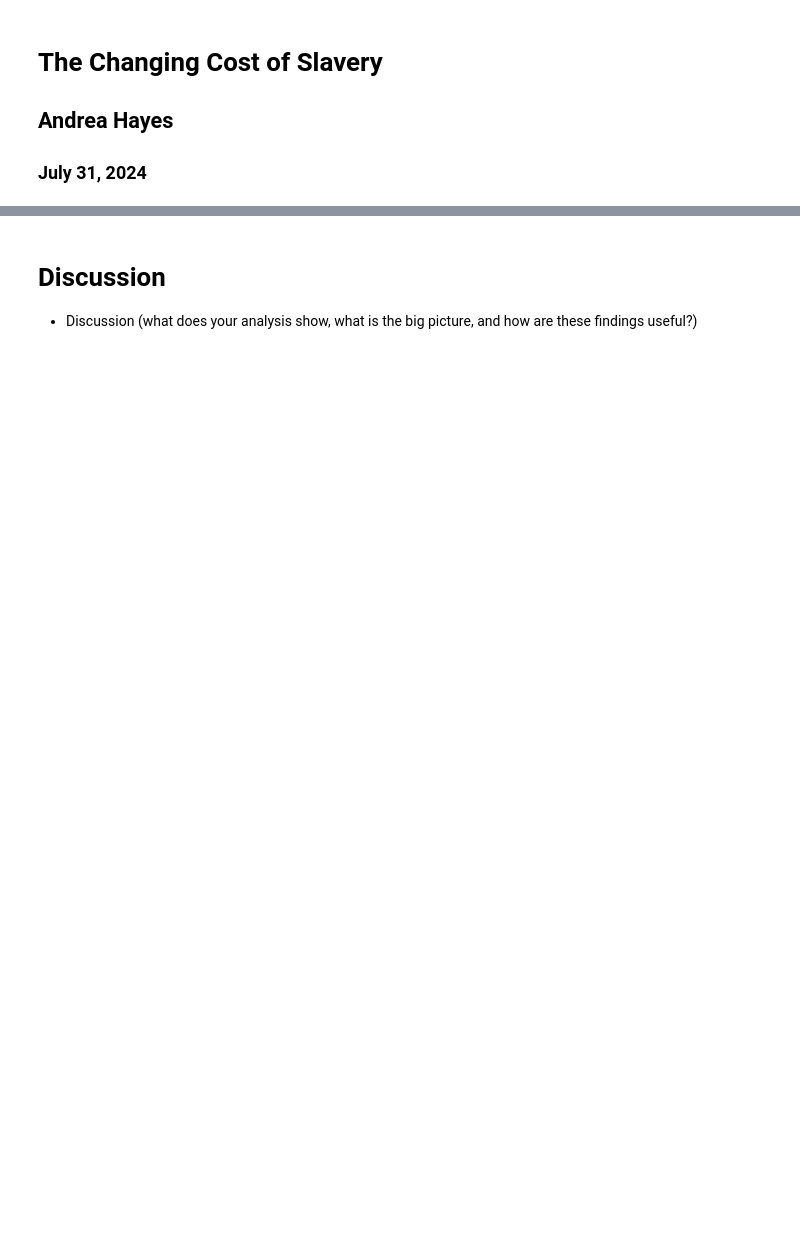
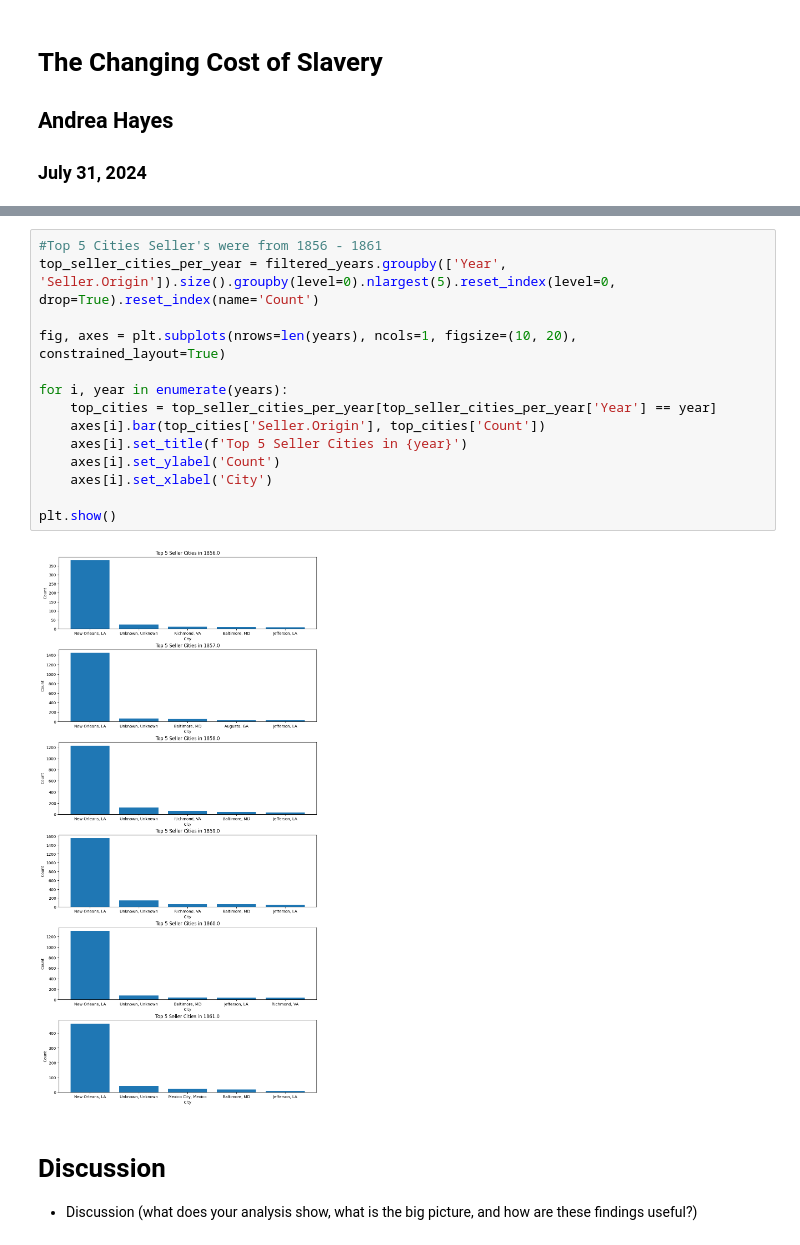
Before and after one commit to andrea-hayes/Research_Final_Project, a Jupyter notebook: slavery_analysis.ipynb, the cells around one changed output, grey strips where cells are left out. Drawn from its saved outputs; the diff is of its cells as text; blank space fills up the shorter version.

```diff
--- a/slavery_analysis.ipynb
+++ b/slavery_analysis.ipynb
@@ -24,3 +147,19 @@ your motivation to study this topic, and any prior related work)
+# %%
+#Top 5 Cities Seller's were from 1856 - 1861
+top_seller_cities_per_year = filtered_years.groupby(['Year', 'Seller.Origin']).size().groupby(level=0).nlargest(5).reset_index(level=0, drop=True).reset_index(name='Count')
+
+fig, axes = plt.subplots(nrows=len(years), ncols=1, figsize=(10, 20), constrained_layout=True)
+
+for i, year in enumerate(years):
+    top_cities = top_seller_cities_per_year[top_seller_cities_per_year['Year'] == year]
+    axes[i].bar(top_cities['Seller.Origin'], top_cities['Count'])
+    axes[i].set_title(f'Top 5 Seller Cities in {year}')
+    axes[i].set_ylabel('Count')
+    axes[i].set_xlabel('City')
+
+plt.show()
+# %% [output]
+[figure, added]
 # %% [markdown]
 # Discussion
 * Discussion (what does your analysis show, what is the big picture, and how are
```
Also changed, not shown: parts of 7 cells of this notebook.
